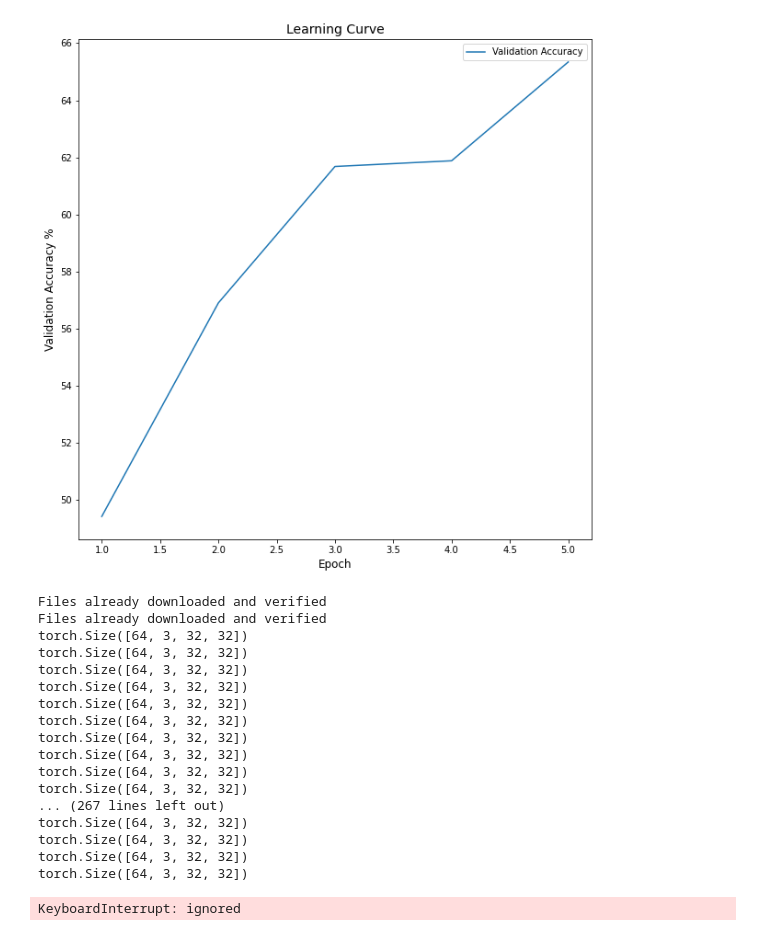
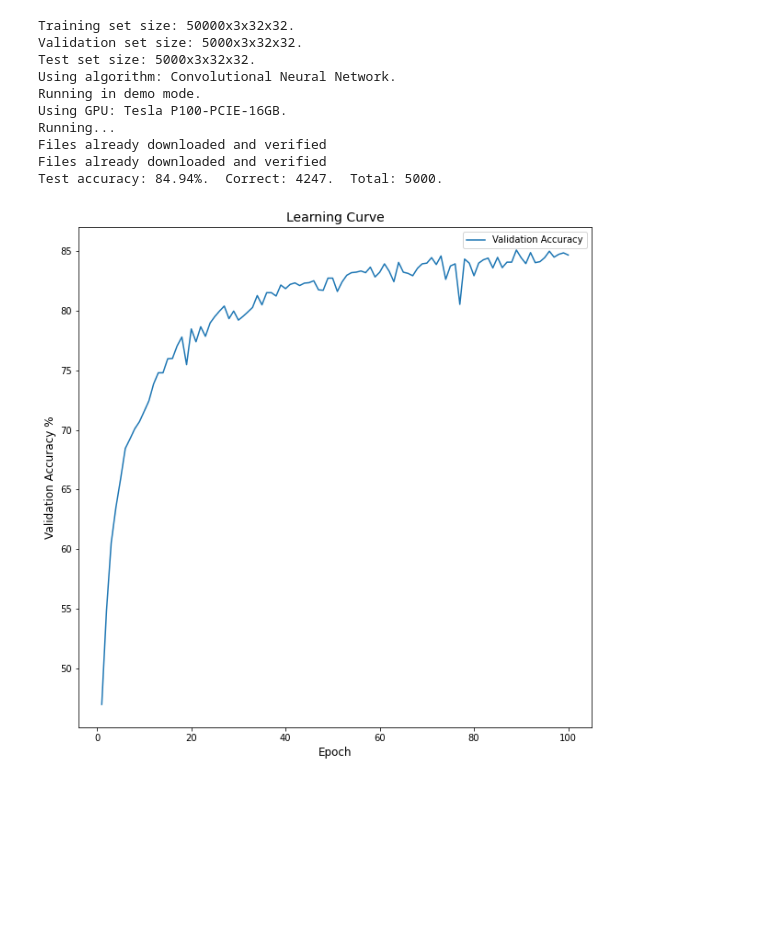
Before and after one commit to AcidCannon/CMPUT466-Mini-project, a Jupyter notebook: task2.ipynb, the cells around one changed output. Cells and saved outputs as stored; diff of their text form; code cells hidden in the pictures; blank space fills up the shorter version.

Commit message:
finished, test accuracy is 84.94%

```diff
--- a/task2.ipynb
+++ b/task2.ipynb
@@ -32,7 +26,10 @@ config['learning_rate'] = 0.0001
 config['weight_decay'] = 0.001
 config['best_epoch'] = -1
 config['best_accuracy'] = 0
-config['number_of_epochs'] = 5
+config['number_of_epochs'] = 100
 config['display_progress_per_epoch'] = 1
-config['mode'] = 'fresh_start' # 'fresh_start' 'load_and_train' 'test'
+config['mode'] = 'demo' # 'fresh_start' 'load_and_train' 'test' 'demo'
+# Note that, learning curve will only not show in 'test' mode
+# If in 'demo' mode, will load last time trained model's checkpoint and learning progress
+# If in 'fresh_start' or 'load_and_train' mode, you need to mount google to support checkpoint and progress saving
 config['tracking_progress'] = True
@@ -175,6 +199,7 @@ def run(config):
   print('Validation set size: {}x{}.'.format(config['validation_size'], '3x32x32'))
   print('Test set size: {}x{}.'.format(config['test_size'], '3x32x32'))
   print('Using algorithm: {}.'.format(config['algorithm']))
+  print('Running in {} mode.'.format(config['mode']))
 
   if config['device'] != 'cpu' and torch.cuda.is_available():
     config['device'] = torch.device('cuda')
@@ -208,38 +233,39 @@ def run(config):
     model.eval()
     test_accuracy, correct, total = test(model, test_dataloader, config['device'])
     print("Test accuracy: {}%.\tCorrect: {}.\tTotal: {}.".format(test_accuracy, correct, total))
+  elif config['mode'] == 'demo':
+    model = Net().to(config['device'])
+    model.load_state_dict(torch.load('./checkpoint.pth'))
+    model.eval()
+    test_accuracy, correct, total = test(model, test_dataloader, config['device'])
+    print("Test accuracy: {}%.\tCorrect: {}.\tTotal: {}.".format(test_accuracy, correct, total))
+
+  if config['mode'] == 'demo' or config['mode'] == 'fresh_start' or config['mode'] == 'load_and_train':
+    # The learning curve of the validation accuracy
+    if config['mode'] == 'demo':
+      dataframe = pd.read_csv('./progress.csv', header=None)
+    else:
+      dataframe = pd.read_csv('/content/gdrive/My Drive/checkpoints/progress.csv', header=None)
+    plt.figure(figsize=(10, 10))
+    plt.title("Learning Curve", fontsize=14)
+    plt.xlabel("Epoch", fontsize=12)
+    plt.ylabel("Validation Accuracy %", fontsize=12)
+    plt.plot(dataframe.values[:, 0], dataframe.values[:, 1], label="Validation Accuracy")
+    plt.legend()
+    plt.savefig('acc.jpg')
+  elif config['mode'] == 'test':
+    pass
-# %%
-# The learning curve of the validation accuracy
-dataframe = pd.read_csv('/content/gdrive/My Drive/checkpoints/progress.csv', header=None)
-plt.figure(figsize=(10, 10))
-plt.title("Learning Curve", fontsize=14)
-plt.xlabel("Epoch", fontsize=12)
-plt.ylabel("Validation Accuracy %", fontsize=12)
-plt.plot(dataframe.values[:, 0], dataframe.values[:, 1], label="Validation Accuracy")
-plt.legend()
-plt.savefig('acc.jpg')
-# %% [output]
-[figure, removed]
-# %%
-training_dataloader, test_dataloader, validation_dataloader = load_data(config)
-for i, (images, labels) in enumerate(training_dataloader):
-    print(images.shape)
-# %% [output]
-Files already downloaded and verified
-Files already downloaded and verified
-torch.Size([64, 3, 32, 32])
-torch.Size([64, 3, 32, 32])
-torch.Size([64, 3, 32, 32])
-torch.Size([64, 3, 32, 32])
-torch.Size([64, 3, 32, 32])
-torch.Size([64, 3, 32, 32])
-torch.Size([64, 3, 32, 32])
-torch.Size([64, 3, 32, 32])
-torch.Size([64, 3, 32, 32])
-torch.Size([64, 3, 32, 32])
-... (267 lines left out)
-torch.Size([64, 3, 32, 32])
-torch.Size([64, 3, 32, 32])
-torch.Size([64, 3, 32, 32])
-torch.Size([64, 3, 32, 32])
-KeyboardInterrupt: ignored
+# %%
+run(config)
+# %% [output]
+Training set size: 50000x3x32x32.
+Validation set size: 5000x3x32x32.
+Test set size: 5000x3x32x32.
+Using algorithm: Convolutional Neural Network.
+Running in demo mode.
+Using GPU: Tesla P100-PCIE-16GB.
+Running...
+Files already downloaded and verified
+Files already downloaded and verified
+Test accuracy: 84.94%.  Correct: 4247.  Total: 5000.
+[figure, added]
```
Also changed, not shown: parts of 3 cells of this notebook.
